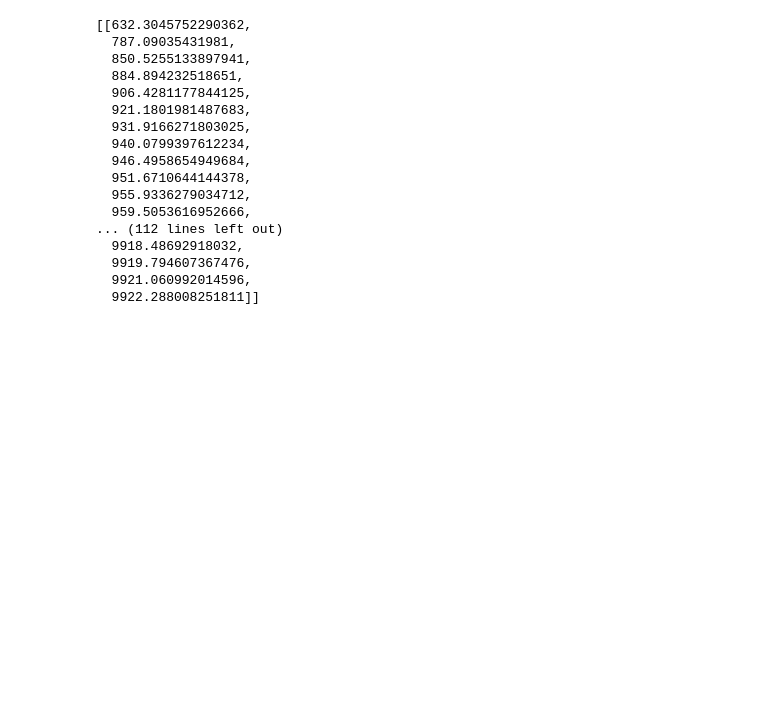
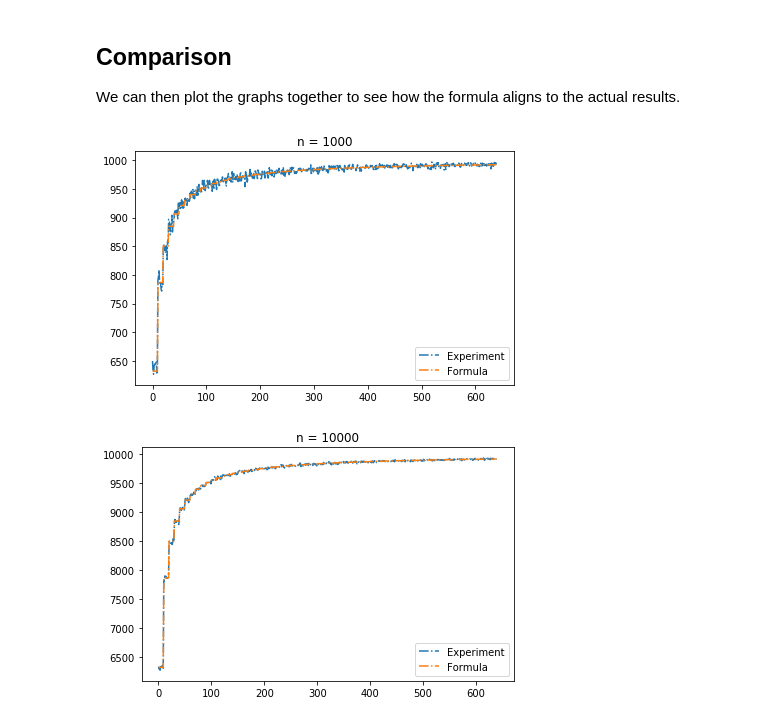
Before and after one commit to Stvdputten/AIDM, a Jupyter notebook: AIDM0.ipynb, the cells around one changed output. Drawn from its saved outputs; the diff is of its cells as text; code cells hidden in the pictures; blank space fills up the shorter version.

```diff
--- a/AIDM0.ipynb
+++ b/AIDM0.ipynb
@@ -103,20 +76,21 @@ print(n, N)
-# %%
-r_for
-# %% [output]
-[[632.3045752290362,
-  787.09035431981,
-  850.5255133897941,
-  884.894232518651,
-  906.4281177844125,
-  921.1801981487683,
-  931.9166271803025,
-  940.0799397612234,
-  946.4958654949684,
-  951.6710644144378,
-  955.9336279034712,
-  959.5053616952666,
-... (112 lines left out)
-  9918.48692918032,
-  9919.794607367476,
-  9921.060992014596,
-  9922.288008251811]]
+# %% [markdown]
+## **Comparison**
+
+We can then plot the graphs together to see how the formula aligns to the actual results.
+# %%
+plt.title('n = 1000')
+plt.plot(r_exp[0],'-.',label="Experiment")
+plt.plot(r_pred[0],'-.',label="Formula")
+plt.legend()
+plt.tight_layout()
+plt.show()
+
+plt.title('n = 10000')
+plt.plot(r_exp[1],'-.',label="Experiment")
+plt.plot(r_pred[1],'-.',label="Formula")
+plt.legend()
+plt.tight_layout()
+plt.show()
+# %% [output]
+[figure, added]
+[figure, added]
```
Also changed, not shown: parts of 17 cells of this notebook.
